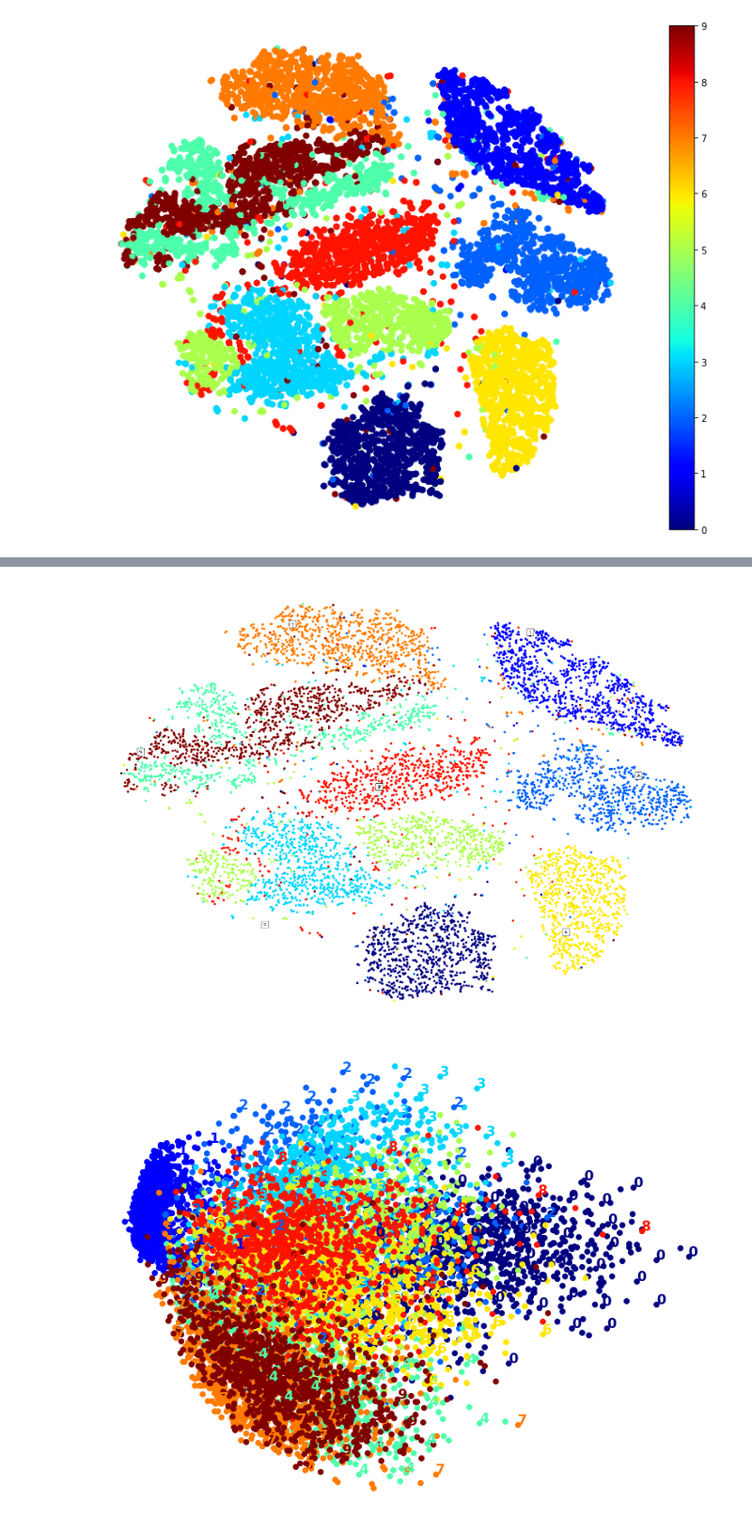
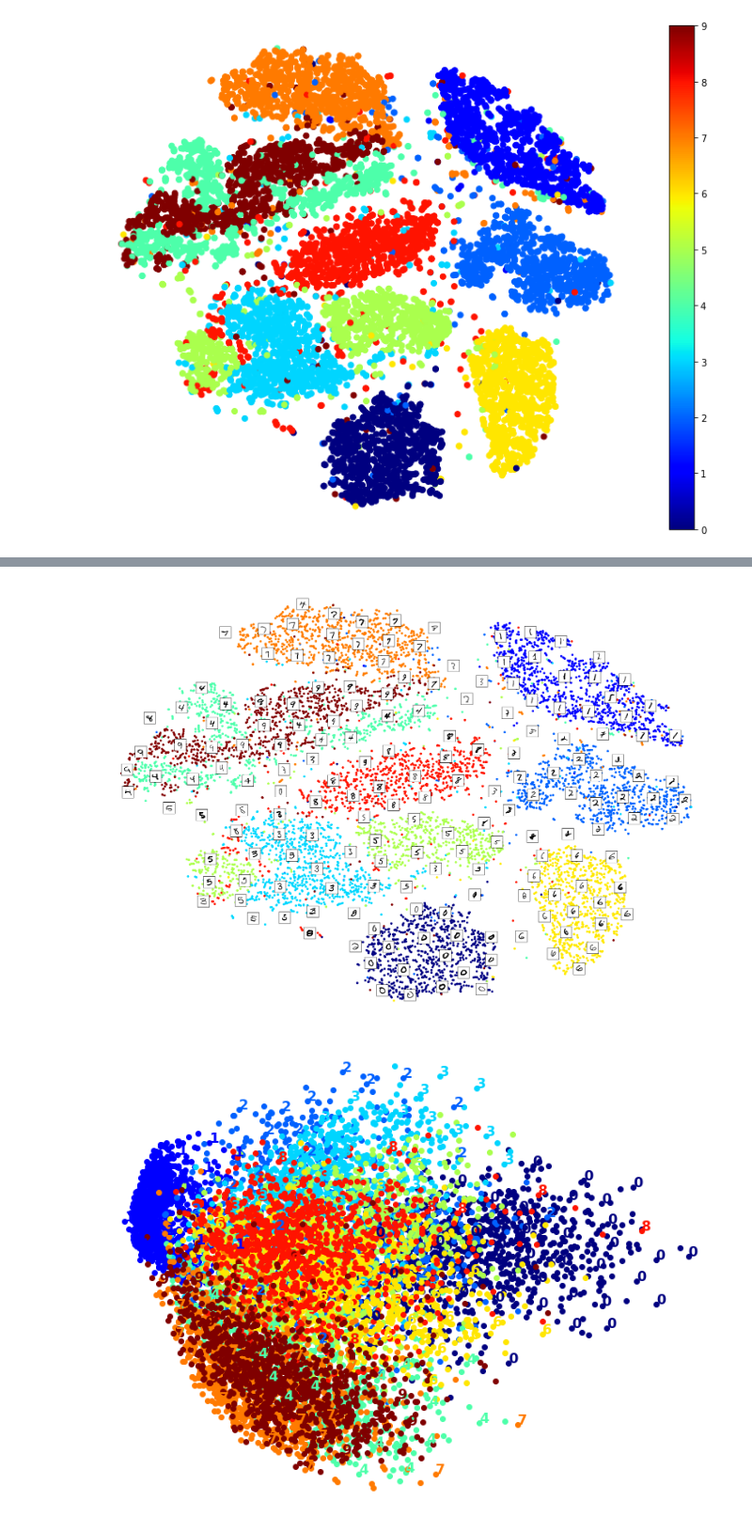
Before and after one commit to HectorFranc/ML-notebook, a Jupyter notebook: lessons/6.-Decomposition.ipynb, the cells around one changed output, grey strips where cells are left out. Shown at 94% size. Saved outputs shown, nothing was run; the diff lists cells and outputs as text; code cells hidden in the pictures.

Commit message:
DIgits images error fixed

```diff
--- a/lessons/6.-Decomposition.ipynb
+++ b/lessons/6.-Decomposition.ipynb
@@ -323,6 +323,12 @@ Please also refer to the documentation for alternative solver options:
 # %% [markdown]
 ### Mnist Plots
 # %%
+
+from sklearn.datasets import fetch_openml
+
+mnist = fetch_openml('mnist_784', version=1)
+mnist.target = mnist.target.astype(np.uint8)
+
 np.random.seed(42)
 
 m = 10000
@@ -381,7 +387,7 @@ SyntaxError: ignored
 # %%
-plot_digits(X_reduced, y, images=X, figsize=(35, 25), min_distance=0.4)
+plot_digits(X_reduced, y, images=X, figsize=(35, 25))
 # %% [output]
-[figure, old version]
+[figure, new version]
 # %%
 from sklearn.decomposition import PCA
 
```
Also changed, not shown: parts of 1 cell of this notebook.
